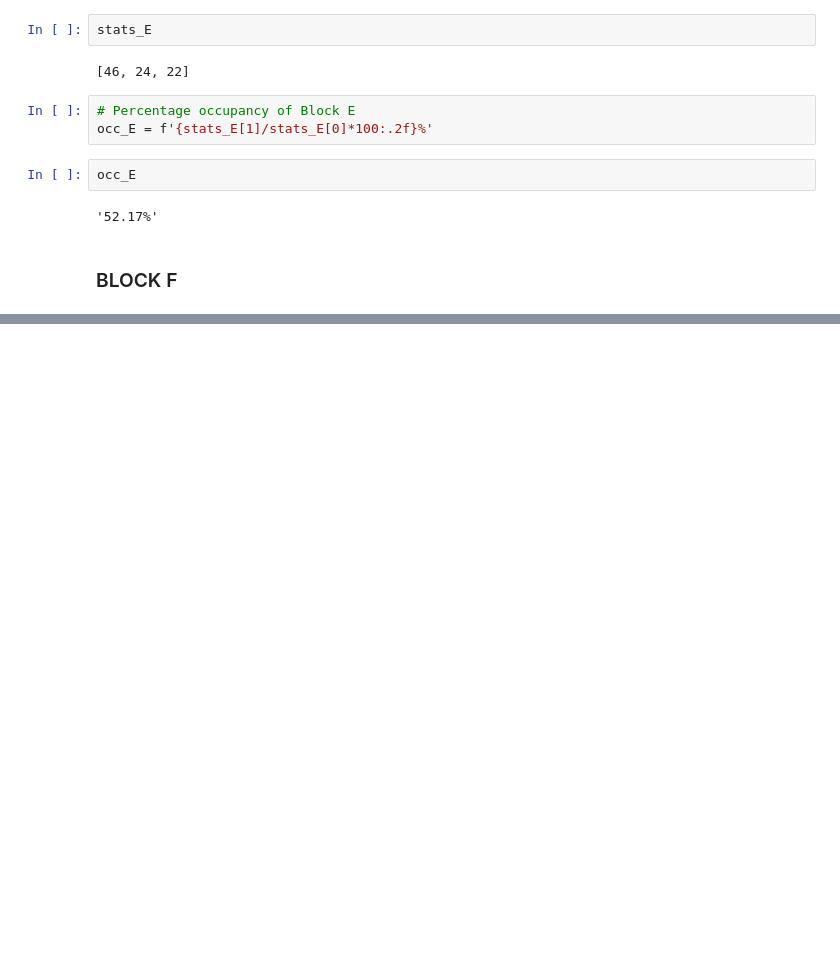
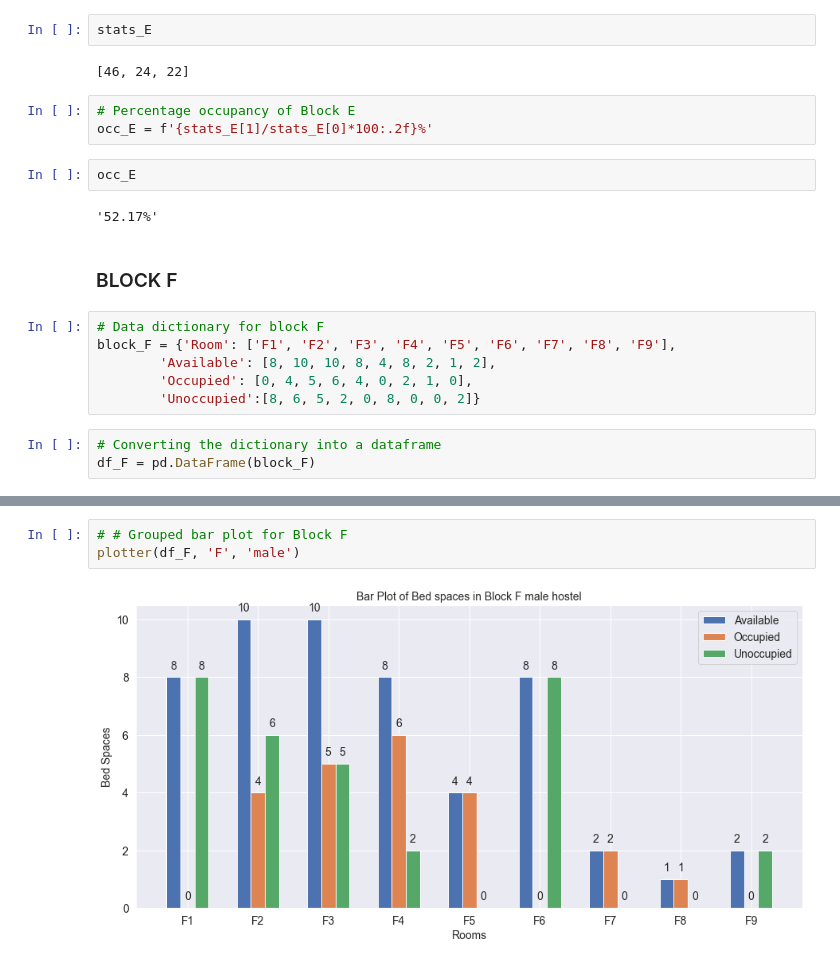
Before and after one commit to Melchizedeke/Data-Visualization-01, a Jupyter notebook: codes.ipynb, the cells around one changed output, grey strips where cells are left out. Cells and saved outputs as stored; diff of their text form; blank space fills up the shorter version.

Commit message:
New plot

```diff
--- a/codes.ipynb
+++ b/codes.ipynb
@@ -289,3 +289,12 @@ occ_E
 '52.17%'
 # %% [markdown]
 ### BLOCK F
+# %%
+# Data dictionary for block F
+block_F = {'Room': ['F1', 'F2', 'F3', 'F4', 'F5', 'F6', 'F7', 'F8', 'F9'],
+        'Available': [8, 10, 10, 8, 4, 8, 2, 1, 2],
+        'Occupied': [0, 4, 5, 6, 4, 0, 2, 1, 0],
+        'Unoccupied':[8, 6, 5, 2, 0, 8, 0, 0, 2]}
+# %%
+# Converting the dictionary into a dataframe
+df_F = pd.DataFrame(block_F)
@@ -291,0 +312,5 @@ occ_E
+# %%
+# # Grouped bar plot for Block F
+plotter(df_F, 'F', 'male')
+# %% [output]
+[figure, added]
```
Also changed, not shown: parts of 1 cell of this notebook.
